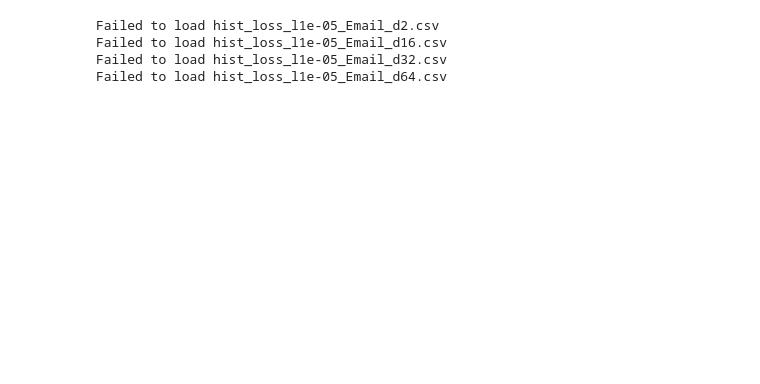
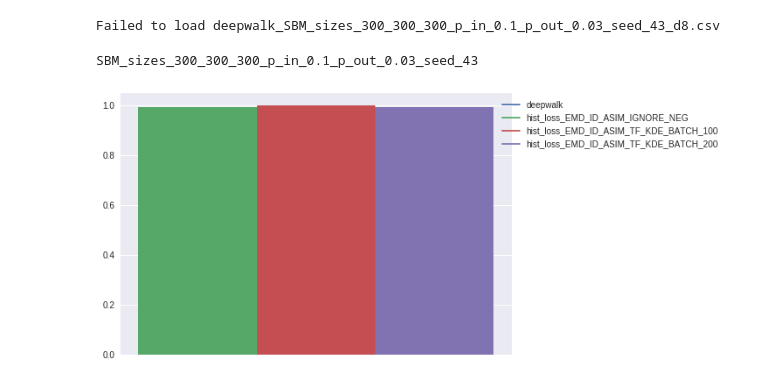
Before and after one commit to premolab/GraphEmbeddings, a Jupyter notebook: Cluster-experiments.ipynb, the cells around one changed output. Saved outputs shown, nothing was run; the diff lists cells and outputs as text; code cells hidden in the pictures; blank space fills up the shorter version.

```diff
--- a/Cluster-experiments.ipynb
+++ b/Cluster-experiments.ipynb
@@ -26,24 +25,34 @@ def read_embedding(method, name, dim):
 # %%
 methods = [
     'deepwalk',
-    'n2v_p1_q1',
-    'hist_loss',
-    'hist_loss_l1e-05',
+#     'n2v_p1_q1',
+    'hist_loss_EMD_ID_ASIM_IGNORE_NEG',
+#     'hist_loss_EMD_ID_ASIM_IGNORE_NEG_TF_KDE',
+#     'hist_loss_EMD_ID_ASIM_IGNORE_NEG_TF_KDE_BATCH_100',
+#     'hist_loss_EMD_ID_ASIM_TF_KDE',
+    'hist_loss_EMD_ID_ASIM_TF_KDE_BATCH_100',
+    'hist_loss_EMD_ID_ASIM_TF_KDE_BATCH_200',
 ]
-names = ['Email']
-dims = [2, 16, 32, 64]
+
+names = []
+
+p_outs = [0.03]
+sizes = [300]
+p_ins = [0.1]
+names += ['SBM_sizes_{}_{}_{}_p_in_{}_p_out_{}_seed_43'.format(size, size, size, p_in, p_out)
+         for size, p_in, p_out in product(sizes, p_ins, p_outs)]
+# names = ['Email']
+# dims = [3, 4, 5, 6, 7, 8, 12, 16, 24, 32, 64, 128]
+dims = 8,
 
 Xs = {}
 for method, name, dim in product(methods, names, dims):
     try:
-        Xs[(method, name, dim)] = read_embedding(method, name, dim)
-    except:
+        Xs[(method, name, dim)] = read_embedding(path_to_embedding(method, name, dim))
+    except Exception as e:
         print('Failed to load {}_{}_d{}.csv'.format(method, name, dim))
 # %% [output]
-Failed to load hist_loss_l1e-05_Email_d2.csv
-Failed to load hist_loss_l1e-05_Email_d16.csv
-Failed to load hist_loss_l1e-05_Email_d32.csv
-Failed to load hist_loss_l1e-05_Email_d64.csv
+Failed to load deepwalk_SBM_sizes_300_300_300_p_in_0.1_p_out_0.03_seed_43_d8.csv
 # %%
 ys = {}
 colors = {}
@@ -95 +122,32 @@ colors['Email'] = np.random.rand(42, 3)
+# %%
+res = {}
+for key in Xs:
+    name = key[1]
+    clus = AgglomerativeClustering(n_clusters=label_count[name])
+    y_pred = clus.fit_predict(Xs[key])
+    score = normalized_mutual_info_score(ys[name], y_pred)
+    res[key] = score
+
+width = 0.1
+
+for name in names:
+    print(name)
+    for i, method in enumerate(methods):
+        plt.bar(
+            np.arange(len(
+                [i*width for key in Xs if key[0] == method and key[1] == name]
+            )) + [i*width for key in Xs if key[0] == method and key[1] == name],
+            [res[key] for key in Xs if key[0] == method and key[1] == name],
+            color='C'+str(i),
+            width=width
+        )
+    methods_legends = [
+        mlines.Line2D([], [], color='C'+str(i), label=method)
+        for i, method in enumerate(methods)]
+    plt.legend(handles=[*methods_legends], loc=1, bbox_to_anchor=(1.55, 1))
+    plt.xticks(np.arange(len(dims)), dims)
+    plt.show()
+# %% [output]
+SBM_sizes_300_300_300_p_in_0.1_p_out_0.03_seed_43
+[figure, added]
 # %%
```
Also changed, not shown: parts of 36 cells of this notebook, 45 other files.
